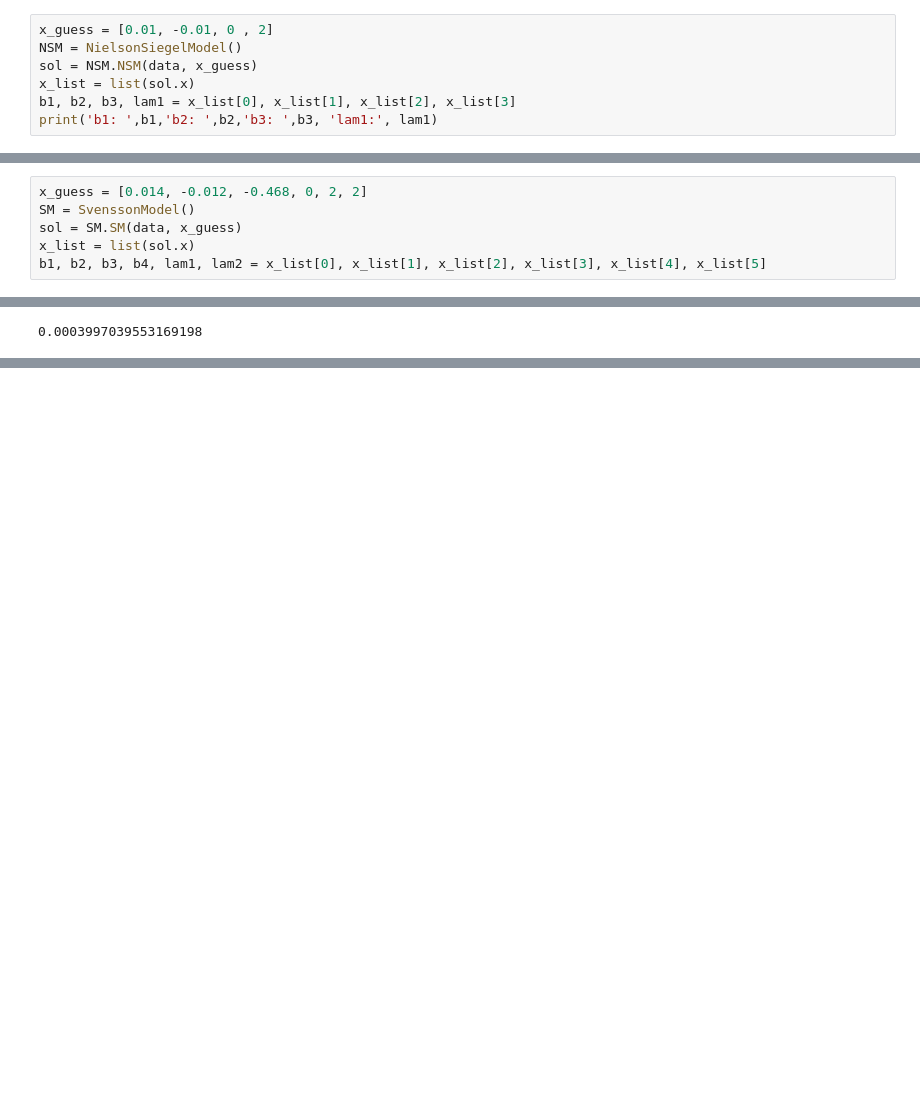
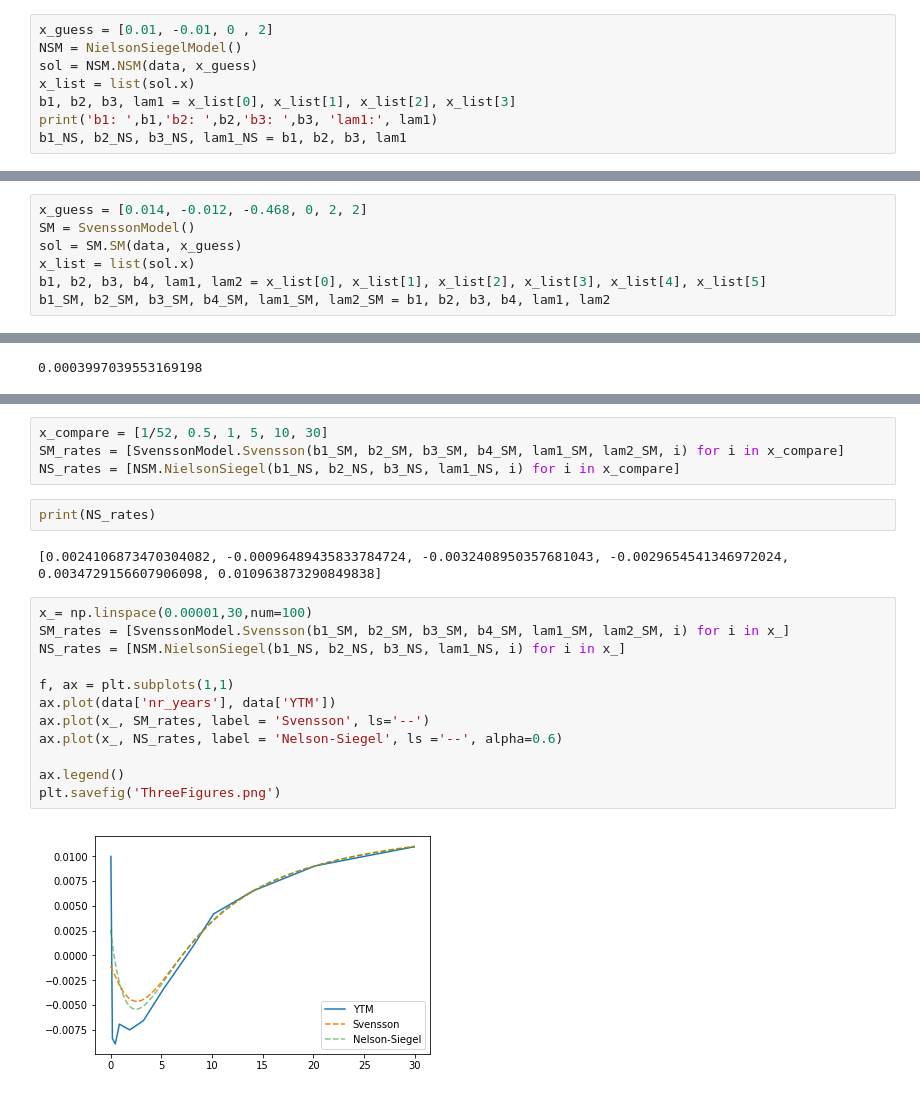
Before and after one commit to JonasPC/Fixed_income, a Jupyter notebook: ASS1/main.ipynb, the cells around one changed output, grey strips where cells are left out. Saved outputs shown, nothing was run; the diff lists cells and outputs as text; blank space fills up the shorter version.

```diff
--- a/ASS1/main.ipynb
+++ b/ASS1/main.ipynb
@@ -142,6 +142,7 @@ sol = NSM.NSM(data, x_guess)
 x_list = list(sol.x)
 b1, b2, b3, lam1 = x_list[0], x_list[1], x_list[2], x_list[3]
 print('b1: ',b1,'b2: ',b2,'b3: ',b3, 'lam1:', lam1)
+b1_NS, b2_NS, b3_NS, lam1_NS = b1, b2, b3, lam1
 # %% [output]
 b1:  0.014907040259 b2:  -0.0123318899496 b3:  -0.0468055972558 lam1: 2.00034667642
 # %%
@@ -232,3 +233,4 @@ SM = SvenssonModel()
 sol = SM.SM(data, x_guess)
 x_list = list(sol.x)
 b1, b2, b3, b4, lam1, lam2 = x_list[0], x_list[1], x_list[2], x_list[3], x_list[4], x_list[5]
+b1_SM, b2_SM, b3_SM, b4_SM, lam1_SM, lam2_SM = b1, b2, b3, b4, lam1, lam2
@@ -249,3 +255,25 @@ ax.legend()
 plt.savefig('Svensson.png')
 # %% [output]
 [figure]
+# %%
+x_compare = [1/52, 0.5, 1, 5, 10, 30]
+SM_rates = [SvenssonModel.Svensson(b1_SM, b2_SM, b3_SM, b4_SM, lam1_SM, lam2_SM, i) for i in x_compare]
+NS_rates = [NSM.NielsonSiegel(b1_NS, b2_NS, b3_NS, lam1_NS, i) for i in x_compare]
+# %%
+print(NS_rates)
+# %% [output]
+[0.0024106873470304082, -0.00096489435833784724, -0.0032408950357681043, -0.0029654541346972024, 0.0034729156607906098, 0.010963873290849838]
+# %%
+x_= np.linspace(0.00001,30,num=100)
+SM_rates = [SvenssonModel.Svensson(b1_SM, b2_SM, b3_SM, b4_SM, lam1_SM, lam2_SM, i) for i in x_]
+NS_rates = [NSM.NielsonSiegel(b1_NS, b2_NS, b3_NS, lam1_NS, i) for i in x_]
+
+f, ax = plt.subplots(1,1)
+ax.plot(data['nr_years'], data['YTM'])
+ax.plot(x_, SM_rates, label = 'Svensson', ls='--')
+ax.plot(x_, NS_rates, label = 'Nelson-Siegel', ls ='--', alpha=0.6)
+
+ax.legend()
+plt.savefig('ThreeFigures.png')
+# %% [output]
+[figure, added]
```
Also changed, not shown: parts of 2 cells of this notebook, 1 other file.
